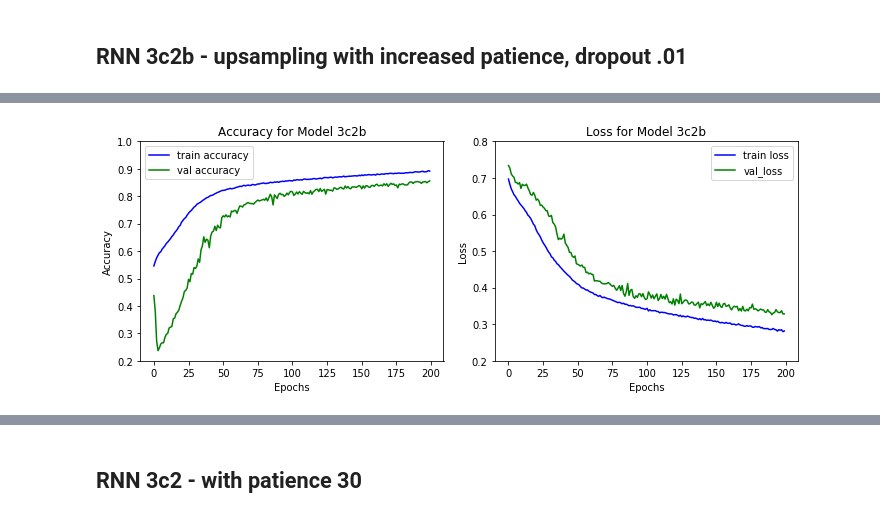
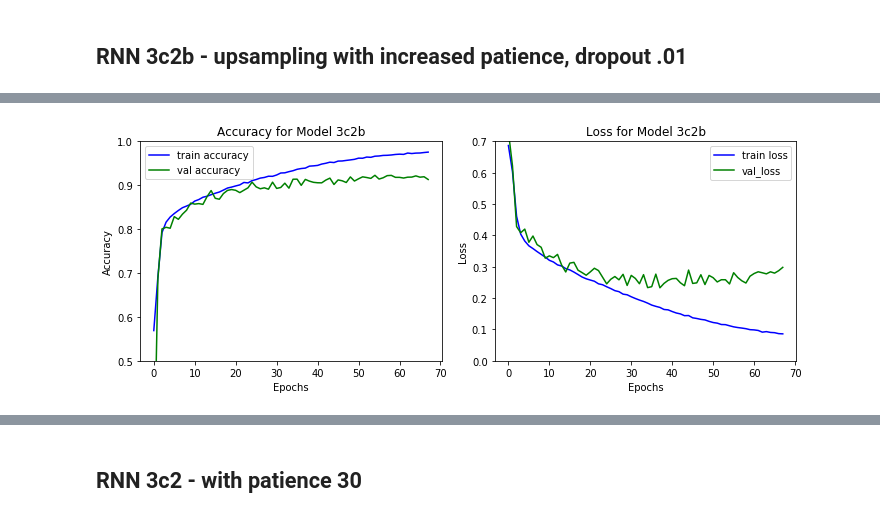
Before and after one commit to mguptaphd/Twitter-Hate-Classification-Project, a Jupyter notebook: RNN-Early-Model-Comparisons.ipynb, the cells around one changed output, grey strips where cells are left out. Drawn from its saved outputs; the diff is of its cells as text; code cells hidden in the pictures.

```diff
--- a/RNN-Early-Model-Comparisons.ipynb
+++ b/RNN-Early-Model-Comparisons.ipynb
@@ -1131,6 +1325,6 @@ model3c2b.add(Dropout(.01))
 
 model3c2b.add(Dense(1, activation='sigmoid'))
 
-model3c2b.compile(loss='binary_crossentropy', optimizer = rmsprop(lr=.000001), metrics=['accuracy']) #optimizer=Adam
+model3c2b.compile(loss='binary_crossentropy', optimizer = rmsprop(lr=.00001), metrics=['accuracy']) #optimizer=Adam
 
 print(model3c2b.summary())
@@ -1146,6 +1376,6 @@ model3c2b.save('results/RNN/models/model3c2b.h5')
 model3c2b.save_weights('results/RNN/models/model3c2b_weights.h5')
 # model3c2b = model.load('results/RNN/models/model3c2b.h5')
 # %%
-plot_accuracy_loss('Model 3c2b', model3c2b, (.2,1), (.2,.8))
+plot_accuracy_loss('Model 3c2b', model3c2b, (.5, 1), (0,.7))
 # %% [output]
-[figure, old version]
+[figure, new version]
```
Also changed, not shown: parts of 62 cells of this notebook, 23 other files.
